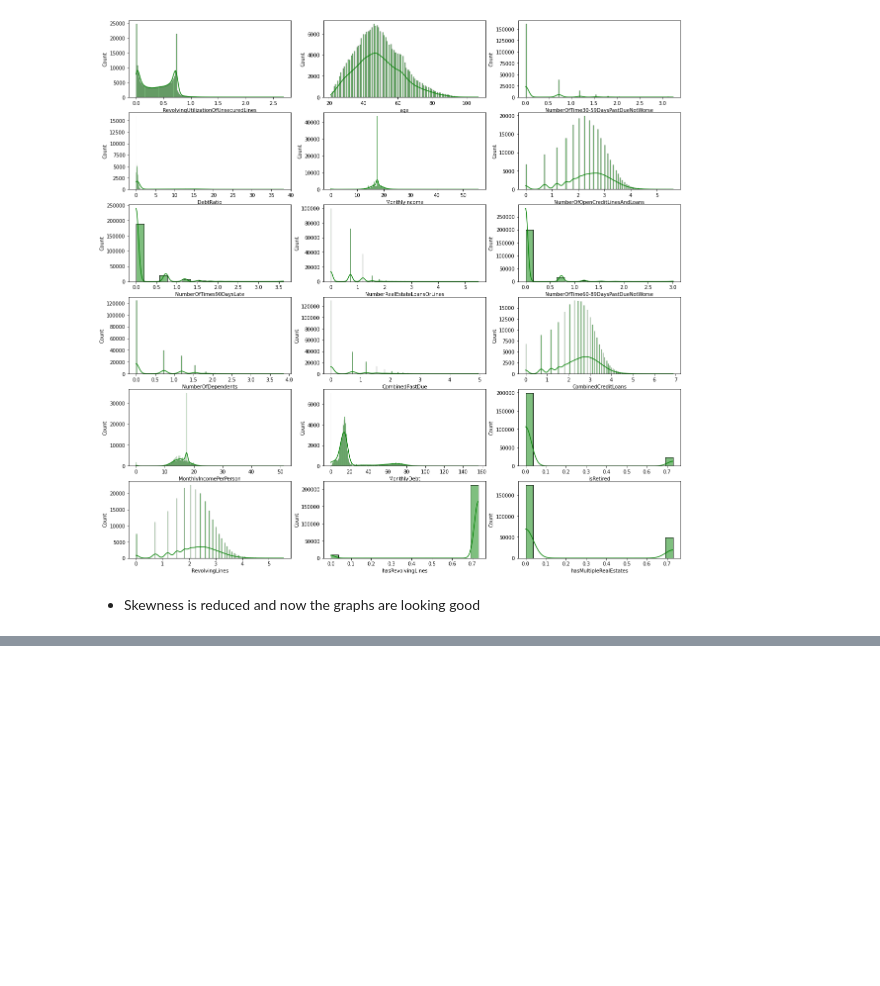
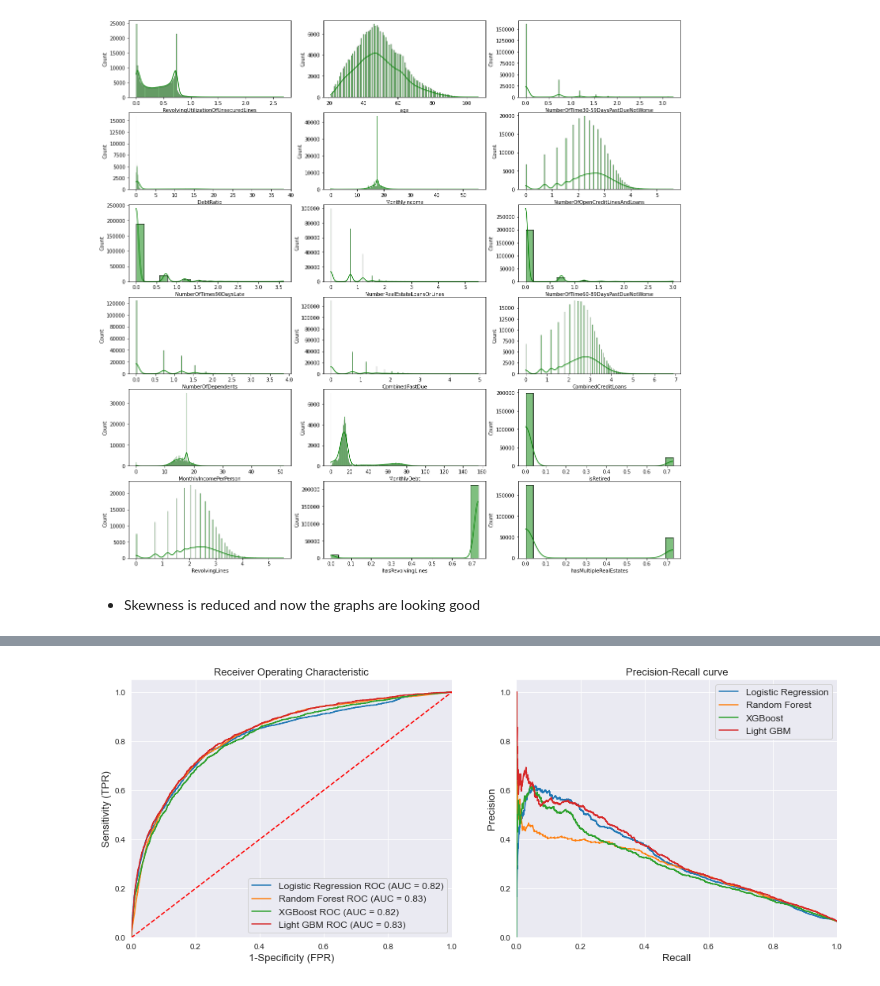
Before and after one commit to Satyendra-Mishra/Projects, a Jupyter notebook: Credit_card_default_prediction_ML/Credit_card_default_ML.ipynb, the cells around one changed output, grey strips where cells are left out. Saved outputs shown, nothing was run; the diff lists cells and outputs as text; code cells hidden in the pictures; blank space fills up the shorter version.

```diff
--- a/Credit_card_default_prediction_ML/Credit_card_default_ML.ipynb
+++ b/Credit_card_default_prediction_ML/Credit_card_default_ML.ipynb
@@ -900,0 +869,8 @@ for i in skewM.index:
+# %%
+
+scaler = MinMaxScaler()
+
+scaler.fit(smote_X)
+
+Xs_train_smote = scaler.transform(smote_X)
+Xs_val_smote = scaler.transform(df_val)
@@ -959,0 +1163,5 @@ StandardScaler()
+# %%
+plot_metrics_multiple(models_scaled_smote, Xs_val_smote, y_val)
+plt.show();
+# %% [output]
+[figure, added]
```
Also changed, not shown: parts of 65 cells of this notebook.
